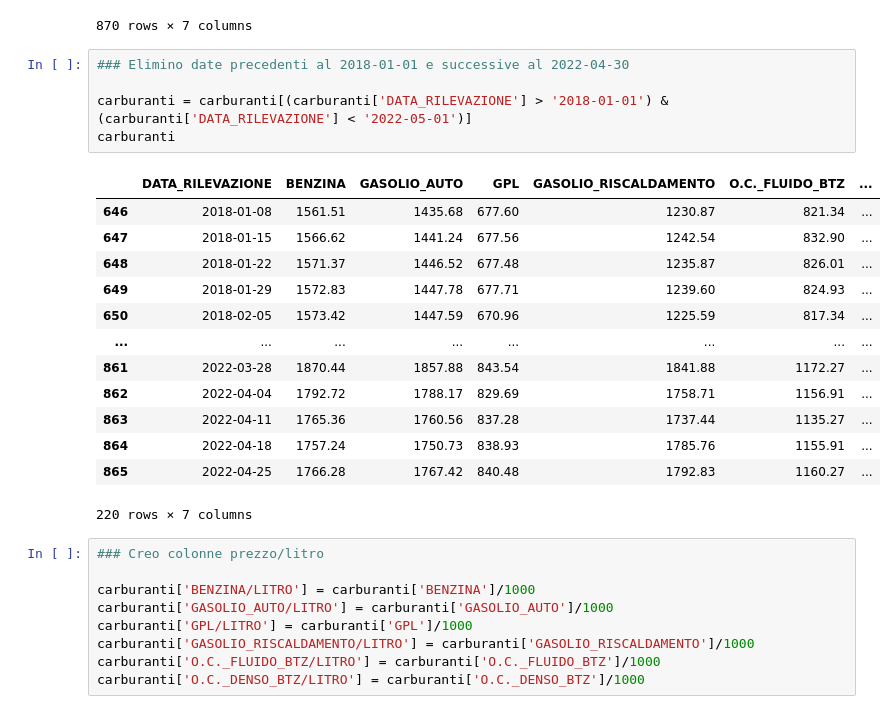
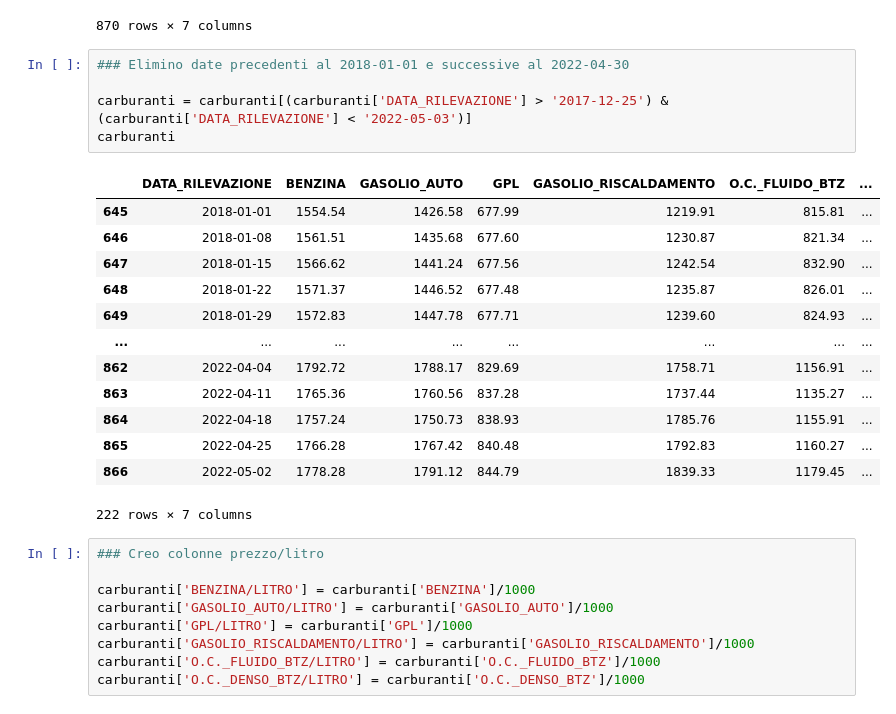
Before and after one commit to giocoal/restaurant-revenue-loss-COVID-retrospective-analysis, a Jupyter notebook: Integrazione dati.ipynb, the cells around one changed output. Saved outputs shown, nothing was run; the diff lists cells and outputs as text.

```diff
--- a/Integrazione dati.ipynb
+++ b/Integrazione dati.ipynb
@@ -556,22 +556,22 @@ carburanti
 # %%
 ### Elimino date precedenti al 2018-01-01 e successive al 2022-04-30
 
-carburanti = carburanti[(carburanti['DATA_RILEVAZIONE'] > '2018-01-01') & (carburanti['DATA_RILEVAZIONE'] < '2022-05-01')]
+carburanti = carburanti[(carburanti['DATA_RILEVAZIONE'] > '2017-12-25') & (carburanti['DATA_RILEVAZIONE'] < '2022-05-03')]
 carburanti
 # %% [output]
 |  | DATA_RILEVAZIONE | BENZINA | GASOLIO_AUTO | GPL | GASOLIO_RISCALDAMENTO | O.C._FLUIDO_BTZ | ... |
+| 645 | 2018-01-01 | 1554.54 | 1426.58 | 677.99 | 1219.91 | 815.81 | ... |
 | 646 | 2018-01-08 | 1561.51 | 1435.68 | 677.60 | 1230.87 | 821.34 | ... |
 | 647 | 2018-01-15 | 1566.62 | 1441.24 | 677.56 | 1242.54 | 832.90 | ... |
 | 648 | 2018-01-22 | 1571.37 | 1446.52 | 677.48 | 1235.87 | 826.01 | ... |
 | 649 | 2018-01-29 | 1572.83 | 1447.78 | 677.71 | 1239.60 | 824.93 | ... |
-| 650 | 2018-02-05 | 1573.42 | 1447.59 | 670.96 | 1225.59 | 817.34 | ... |
 | ... | ... | ... | ... | ... | ... | ... | ... |
-| 861 | 2022-03-28 | 1870.44 | 1857.88 | 843.54 | 1841.88 | 1172.27 | ... |
 | 862 | 2022-04-04 | 1792.72 | 1788.17 | 829.69 | 1758.71 | 1156.91 | ... |
 | 863 | 2022-04-11 | 1765.36 | 1760.56 | 837.28 | 1737.44 | 1135.27 | ... |
 | 864 | 2022-04-18 | 1757.24 | 1750.73 | 838.93 | 1785.76 | 1155.91 | ... |
 | 865 | 2022-04-25 | 1766.28 | 1767.42 | 840.48 | 1792.83 | 1160.27 | ... |
+| 866 | 2022-05-02 | 1778.28 | 1791.12 | 844.79 | 1839.33 | 1179.45 | ... |
-220 rows × 7 columns
+222 rows × 7 columns
 # %%
 ### Creo colonne prezzo/litro
 
```
Also changed, not shown: parts of 5 cells of this notebook, 9 other files.
